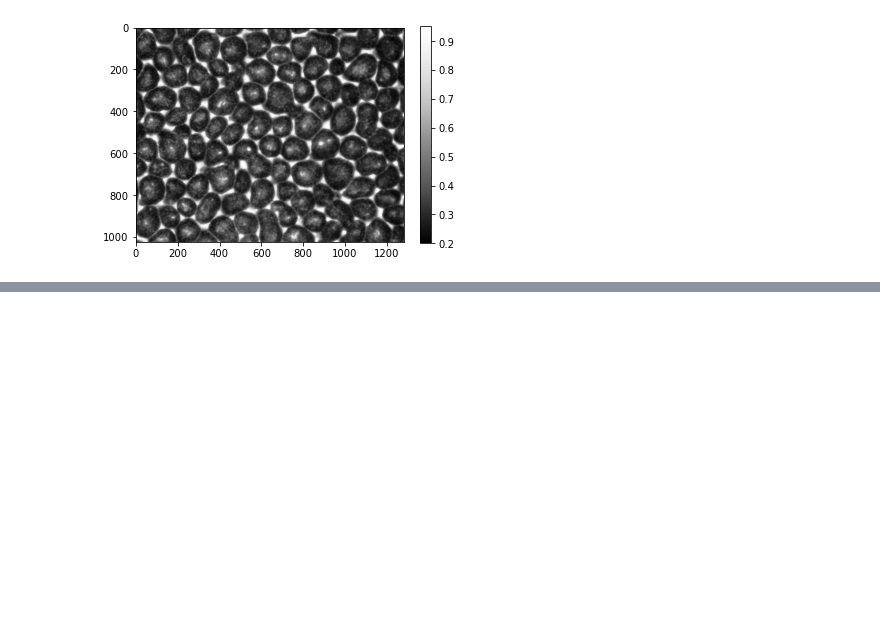
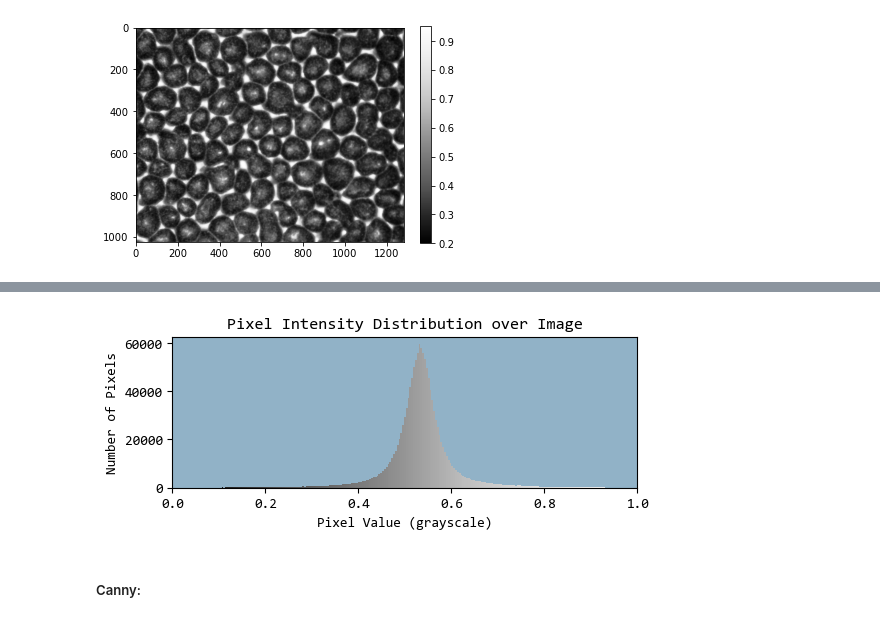
Before and after one commit to johnmays/convection-cell-research, a Jupyter notebook: image_processing/canny_edge.ipynb, the cells around one changed output, grey strips where cells are left out. Drawn from its saved outputs; the diff is of its cells as text; code cells hidden in the pictures; blank space fills up the shorter version.

Commit message:
trying out canny edge; attempting to survey hysteresis limits

```diff
--- a/image_processing/canny_edge.ipynb
+++ b/image_processing/canny_edge.ipynb
@@ -39,0 +49,6 @@ plt.colorbar();
+# %%
+plotintensitydistribution(normalize(clear_frame_sobel))
+# %% [output]
+[figure, added]
+# %% [markdown]
+##### Canny:
```
Also changed, not shown: parts of 13 cells of this notebook.
